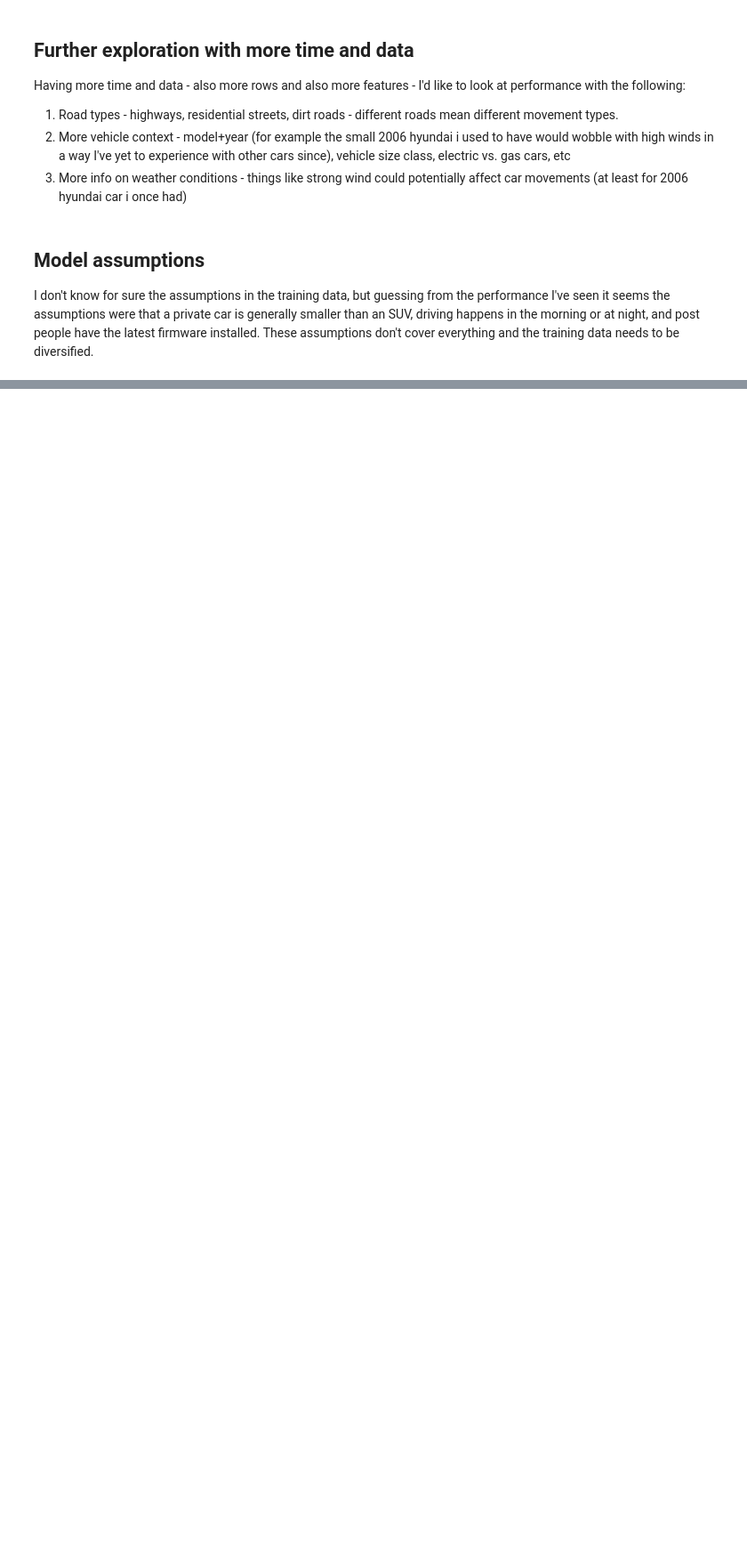
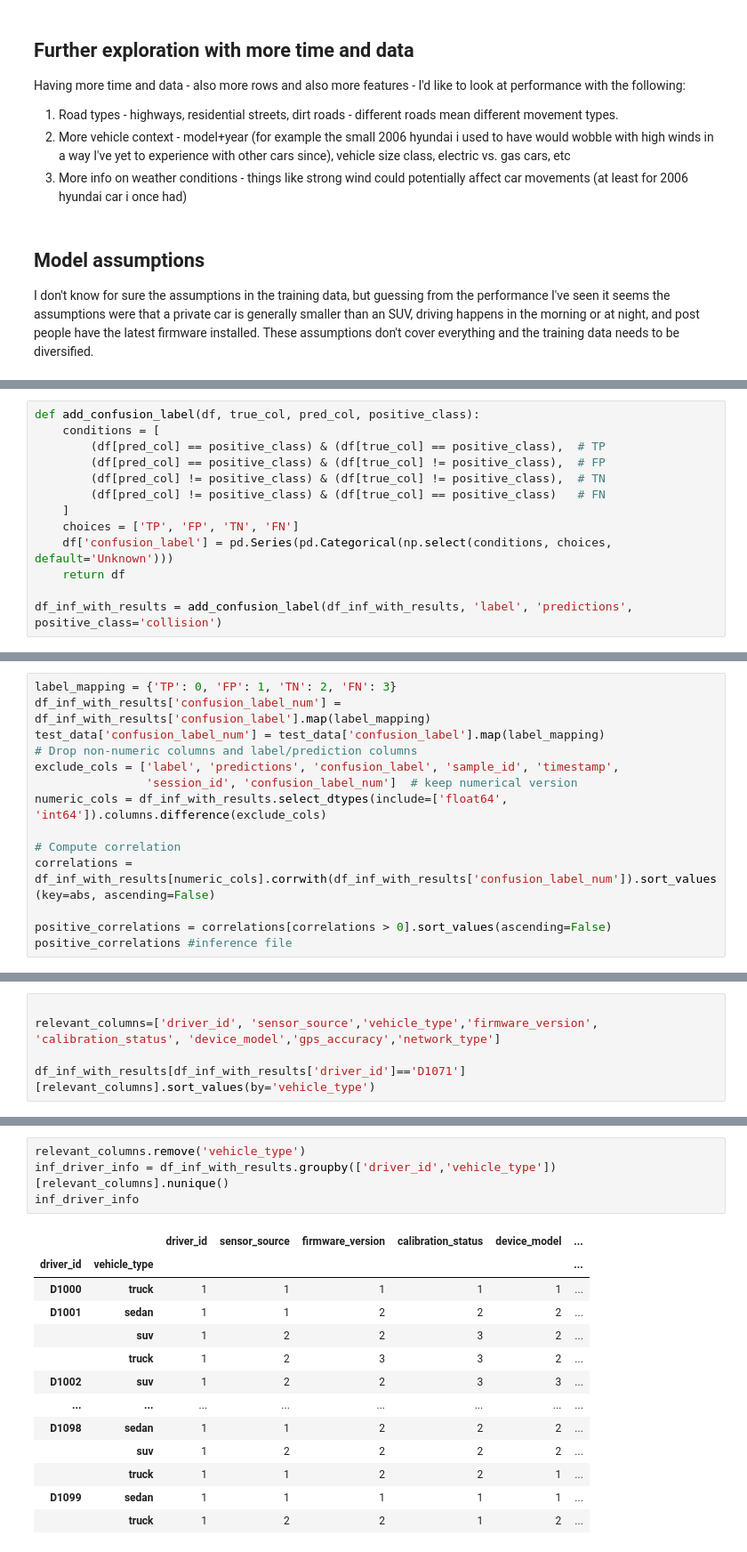
Before and after one commit to DanielleMenu/sensor-analysis-assignment, a Jupyter notebook: example.ipynb, the cells around one changed output, grey strips where cells are left out. Shown at 89% size. Cells and saved outputs as stored; diff of their text form; blank space fills up the shorter version.

```diff
--- a/example.ipynb
+++ b/example.ipynb
@@ -74,0 +122,13 @@ I don't know for sure the assumptions in the training data, but guessing from th
+# %%
+def add_confusion_label(df, true_col, pred_col, positive_class):
+    conditions = [
+        (df[pred_col] == positive_class) & (df[true_col] == positive_class),  # TP
+        (df[pred_col] == positive_class) & (df[true_col] != positive_class),  # FP
+        (df[pred_col] != positive_class) & (df[true_col] != positive_class),  # TN
+        (df[pred_col] != positive_class) & (df[true_col] == positive_class)   # FN
+    ]
+    choices = ['TP', 'FP', 'TN', 'FN']
+    df['confusion_label'] = pd.Series(pd.Categorical(np.select(conditions, choices, default='Unknown')))
+    return df
+
+df_inf_with_results = add_confusion_label(df_inf_with_results, 'label', 'predictions', positive_class='collision')
@@ -74,0 +202,14 @@ I don't know for sure the assumptions in the training data, but guessing from th
+# %%
+label_mapping = {'TP': 0, 'FP': 1, 'TN': 2, 'FN': 3}
+df_inf_with_results['confusion_label_num'] = df_inf_with_results['confusion_label'].map(label_mapping)
+test_data['confusion_label_num'] = test_data['confusion_label'].map(label_mapping)
+# Drop non-numeric columns and label/prediction columns
+exclude_cols = ['label', 'predictions', 'confusion_label', 'sample_id', 'timestamp',
+                'session_id', 'confusion_label_num']  # keep numerical version
+numeric_cols = df_inf_with_results.select_dtypes(include=['float64', 'int64']).columns.difference(exclude_cols)
+
+# Compute correlation
+correlations = df_inf_with_results[numeric_cols].corrwith(df_inf_with_results['confusion_label_num']).sort_values(key=abs, ascending=False)
+
+positive_correlations = correlations[correlations > 0].sort_values(ascending=False)
+positive_correlations #inference file
@@ -74,0 +529,5 @@ I don't know for sure the assumptions in the training data, but guessing from th
+# %%
+
+relevant_columns=['driver_id', 'sensor_source','vehicle_type','firmware_version', 'calibration_status', 'device_model','gps_accuracy','network_type']
+
+df_inf_with_results[df_inf_with_results['driver_id']=='D1071'][relevant_columns].sort_values(by='vehicle_type')
@@ -74,0 +574,18 @@ I don't know for sure the assumptions in the training data, but guessing from th
+# %%
+relevant_columns.remove('vehicle_type')
+inf_driver_info = df_inf_with_results.groupby(['driver_id','vehicle_type'])[relevant_columns].nunique()
+inf_driver_info
+# %% [output]
+|  |  | driver_id | sensor_source | firmware_version | calibration_status | device_model | ... |
+| driver_id | vehicle_type |  |  |  |  |  | ... |
+| D1000 | truck | 1 | 1 | 1 | 1 | 1 | ... |
+| D1001 | sedan | 1 | 1 | 2 | 2 | 2 | ... |
+|  | suv | 1 | 2 | 2 | 3 | 2 | ... |
+|  | truck | 1 | 2 | 3 | 3 | 2 | ... |
+| D1002 | suv | 1 | 2 | 2 | 3 | 3 | ... |
+| ... | ... | ... | ... | ... | ... | ... | ... |
+| D1098 | sedan | 1 | 1 | 2 | 2 | 2 | ... |
+|  | suv | 1 | 2 | 2 | 2 | 2 | ... |
+|  | truck | 1 | 1 | 2 | 2 | 1 | ... |
+| D1099 | sedan | 1 | 1 | 1 | 1 | 1 | ... |
+|  | truck | 1 | 2 | 2 | 1 | 2 | ... |
```
Also changed, not shown: parts of 30 cells of this notebook.
